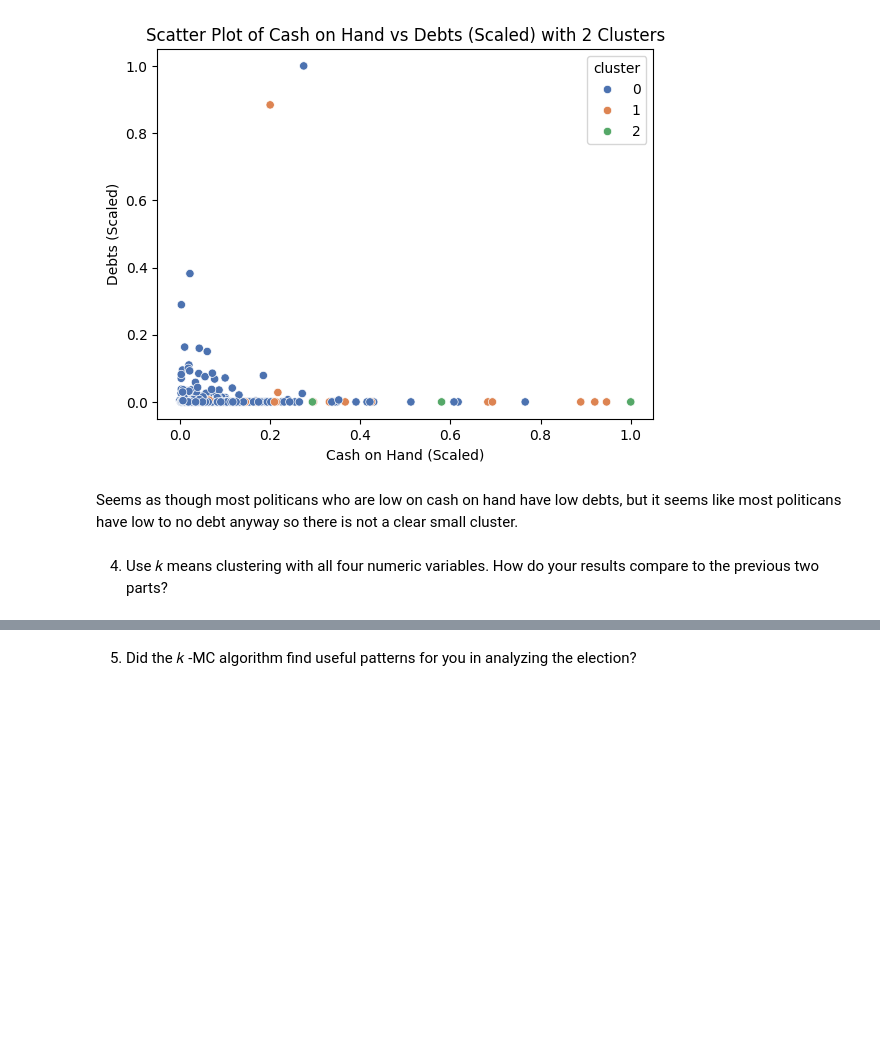
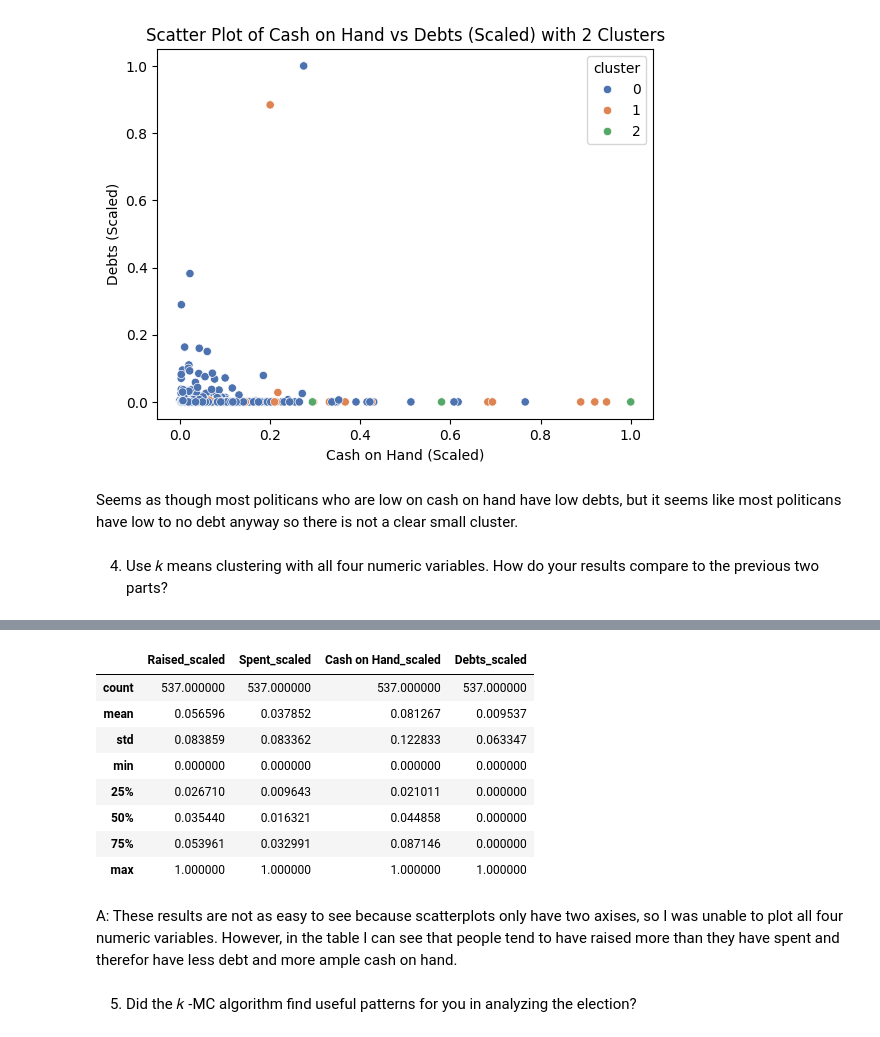
Before and after one commit to simoneminorr/clustering_assignment, a Jupyter notebook: assignment_clustering.ipynb, the cells around one changed output, grey strips where cells are left out. Cells and saved outputs as stored; diff of their text form; code cells hidden in the pictures; blank space fills up the shorter version.

```diff
--- a/assignment_clustering.ipynb
+++ b/assignment_clustering.ipynb
@@ -497,2 +527,16 @@ X.head()
+# %%
+Z.describe()
+# %% [output]
+|  | Raised_scaled | Spent_scaled | Cash on Hand_scaled | Debts_scaled |
+| count | 537.000000 | 537.000000 | 537.000000 | 537.000000 |
+| mean | 0.056596 | 0.037852 | 0.081267 | 0.009537 |
+| std | 0.083859 | 0.083362 | 0.122833 | 0.063347 |
+| min | 0.000000 | 0.000000 | 0.000000 | 0.000000 |
+| 25% | 0.026710 | 0.009643 | 0.021011 | 0.000000 |
+| 50% | 0.035440 | 0.016321 | 0.044858 | 0.000000 |
+| 75% | 0.053961 | 0.032991 | 0.087146 | 0.000000 |
+| max | 1.000000 | 1.000000 | 1.000000 | 1.000000 |
+# %% [markdown]
+A: These results are not as easy to see because scatterplots only have two axises, so I was unable to plot all four numeric variables. However, in the table I can see that people tend to have raised more than they have spent and therefor have less debt and more ample cash on hand.
 # %% [markdown]
 5. Did the  𝑘 -MC algorithm find useful patterns for you in analyzing the election?
```
Also changed, not shown: parts of 8 cells of this notebook.
